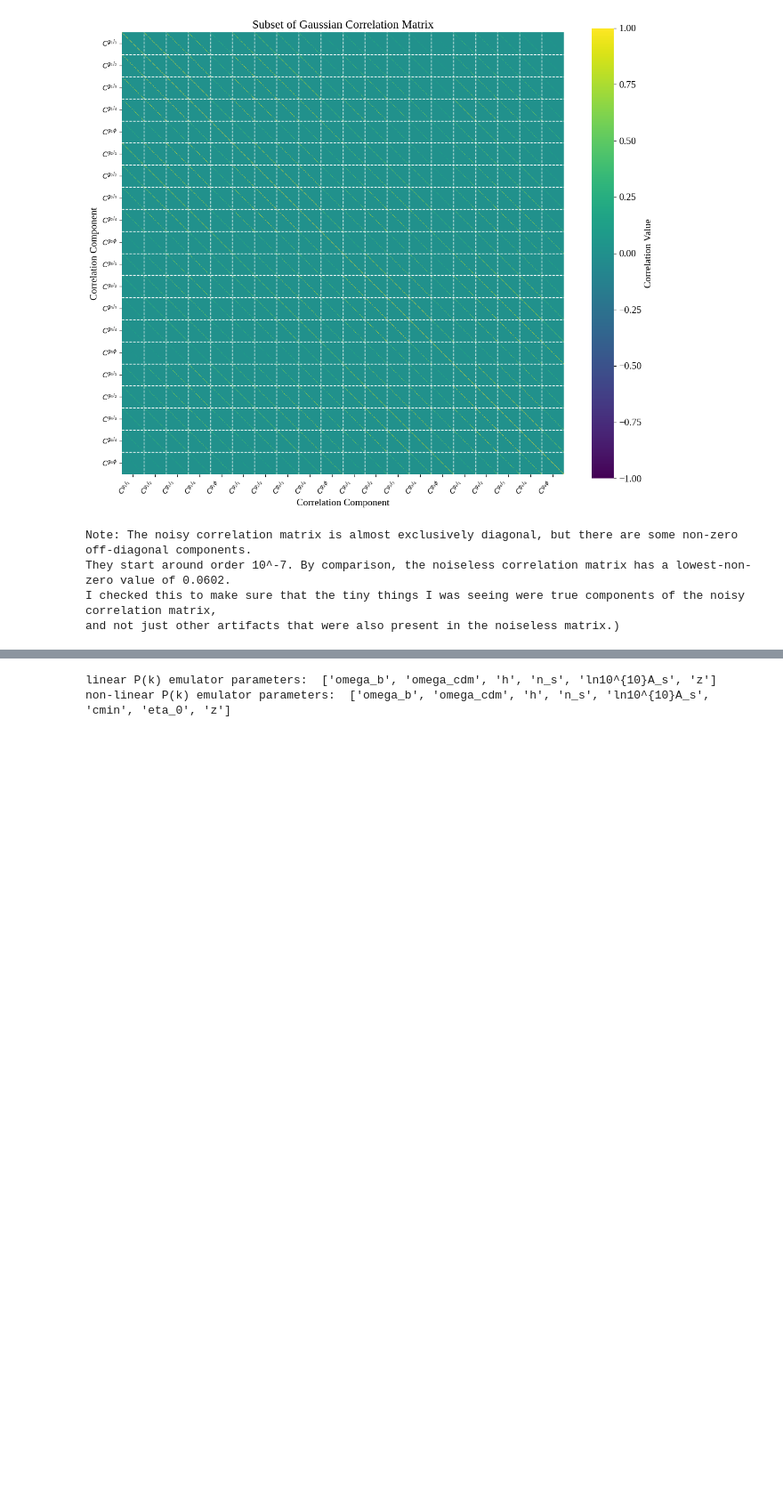
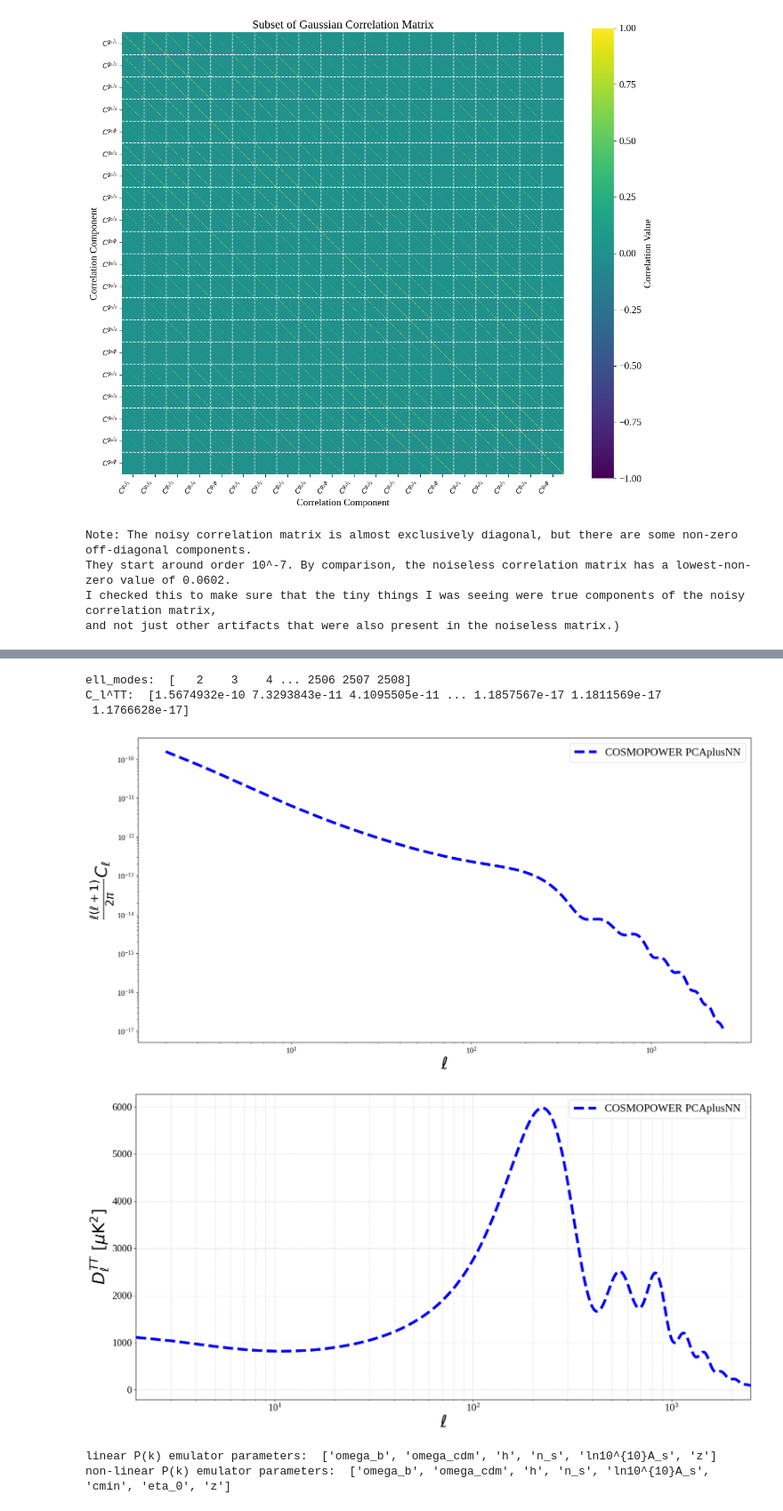
Before and after one commit to lia-lubit/DESIxSO, a Jupyter notebook: forecasting.ipynb, the cells around one changed output, grey strips where cells are left out. Shown at 89% size. Cells and saved outputs as stored; diff of their text form; code cells hidden in the pictures; blank space fills up the shorter version.

Commit message:
got emulator predictions for P(k) for a specific cosmology, compared with PyCCL

```diff
--- a/forecasting.ipynb
+++ b/forecasting.ipynb
@@ -543 +547,41 @@ We'll need:
+# %%
+# CosmoPower-Jax test
+
+# omega_b, omega_cdm, h, tau, n_s, ln10^10A_s
+cosmo_params = np.array([0.025, 0.11, 0.68, 0.1, 0.97, 3.1])
+emulator = CPJ(probe='cmb_tt')
+emulator_predictions = emulator.predict(cosmo_params)
+ell_modes = emulator.modes
+print('ell_modes: ', ell_modes)
+print('C_l^TT: ', emulator_predictions)
+
+# plot 1
+fig = plt.figure(figsize=(20,10))
+pred = emulator_predictions[0]*ell_modes*(ell_modes+1)/(2.*np.pi)
+plt.loglog(ell_modes, emulator_predictions, 'blue', label='COSMOPOWER PCAplusNN', linewidth=5, linestyle='--')
+plt.xlabel('$\ell$', fontsize='30')
+plt.ylabel('$\\frac{\ell(\ell+1)}{2 \pi} C_\ell$', fontsize='30')
+plt.legend(fontsize=20)
+
+#plot 2
+fig = plt.figure(figsize=(20, 10))
+dimensionless_cl = emulator_predictions
+# convert to standard D_l in units of uK^2
+T_cmb = 2.7255e6  # CMB temperature in micro-Kelvin
+dl_tt = dimensionless_cl * (ell_modes * (ell_modes + 1) / (2. * np.pi)) * (T_cmb**2)
+
+plt.semilogx(ell_modes, dl_tt, 'blue', label='COSMOPOWER PCAplusNN', linewidth=5, linestyle='--')
+plt.xlabel(r'$\ell$', fontsize=30)
+plt.ylabel(r'$D_\ell^{TT} \ [\mu\text{K}^2]$', fontsize=30)
+plt.xlim(2, max(ell_modes))
+plt.grid(True, which="both", ls="--", alpha=0.5)
+plt.legend(fontsize=20)
+plt.tick_params(labelsize=18)
+plt.show()
+# %% [output]
+ell_modes:  [   2    3    4 ... 2506 2507 2508]
+C_l^TT:  [1.5674932e-10 7.3293843e-11 4.1095505e-11 ... 1.1857567e-17 1.1811569e-17
+ 1.1766628e-17]
+[figure, added]
+[figure, added]
 # %%
```
Also changed, not shown: parts of 9 cells of this notebook.
